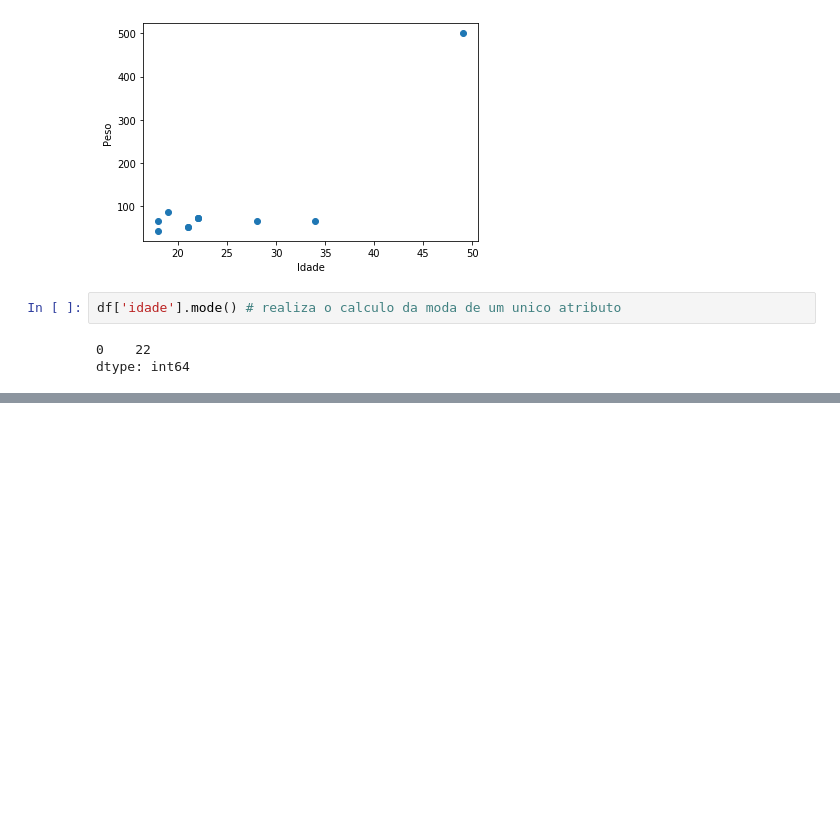
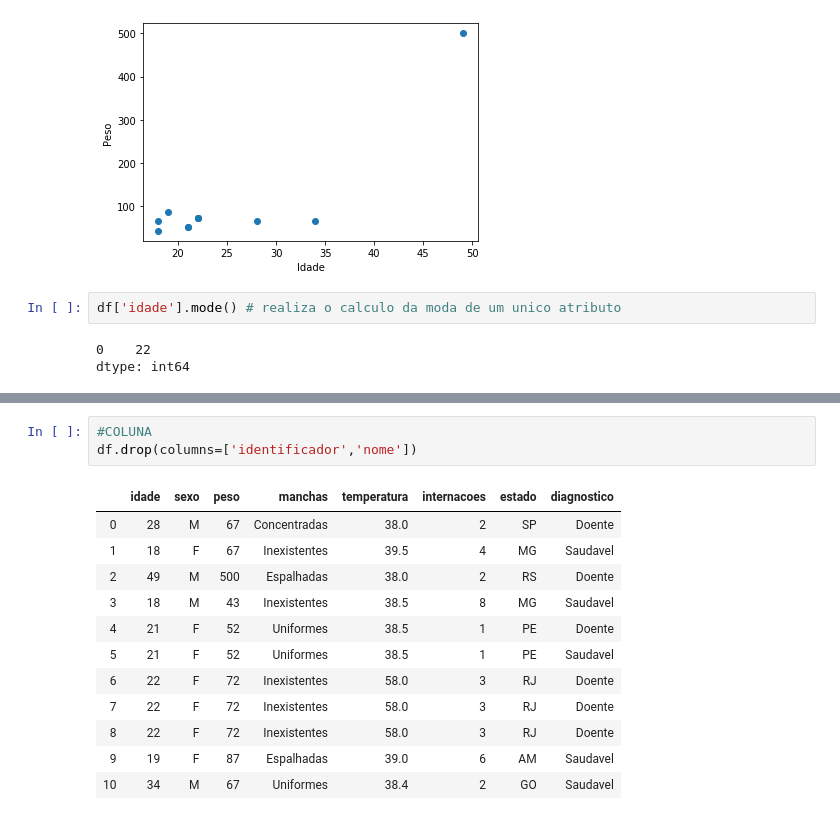
Before and after one commit to luizfsoares/Aprendendo-IA, a Jupyter notebook: AprendendoIA.ipynb, the cells around one changed output, grey strips where cells are left out. Saved outputs shown, nothing was run; the diff lists cells and outputs as text; blank space fills up the shorter version.

```diff
--- a/AprendendoIA.ipynb
+++ b/AprendendoIA.ipynb
@@ -57,0 +127,16 @@ df['temperatura'].median() #realiza o calculo da media de um unico atributo
+# %%
+#COLUNA
+df.drop(columns=['identificador','nome'])
+# %% [output]
+|  | idade | sexo | peso | manchas | temperatura | internacoes | estado | diagnostico |
+| 0 | 28 | M | 67 | Concentradas | 38.0 | 2 | SP | Doente |
+| 1 | 18 | F | 67 | Inexistentes | 39.5 | 4 | MG | Saudavel |
+| 2 | 49 | M | 500 | Espalhadas | 38.0 | 2 | RS | Doente |
+| 3 | 18 | M | 43 | Inexistentes | 38.5 | 8 | MG | Saudavel |
+| 4 | 21 | F | 52 | Uniformes | 38.5 | 1 | PE | Doente |
+| 5 | 21 | F | 52 | Uniformes | 38.5 | 1 | PE | Saudavel |
+| 6 | 22 | F | 72 | Inexistentes | 58.0 | 3 | RJ | Doente |
+| 7 | 22 | F | 72 | Inexistentes | 58.0 | 3 | RJ | Doente |
+| 8 | 22 | F | 72 | Inexistentes | 58.0 | 3 | RJ | Doente |
+| 9 | 19 | F | 87 | Espalhadas | 39.0 | 6 | AM | Saudavel |
+| 10 | 34 | M | 67 | Uniformes | 38.4 | 2 | GO | Saudavel |
```
Also changed, not shown: parts of 11 cells of this notebook.
